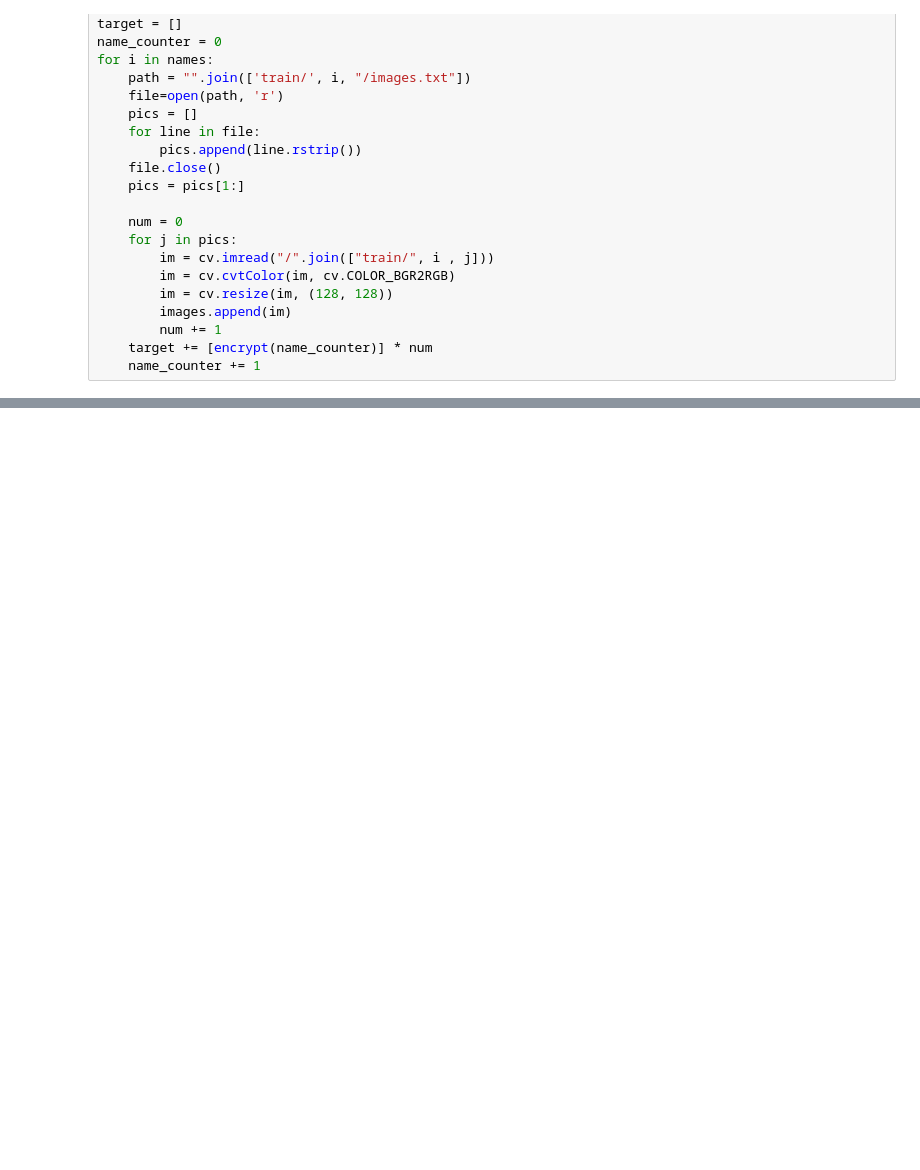
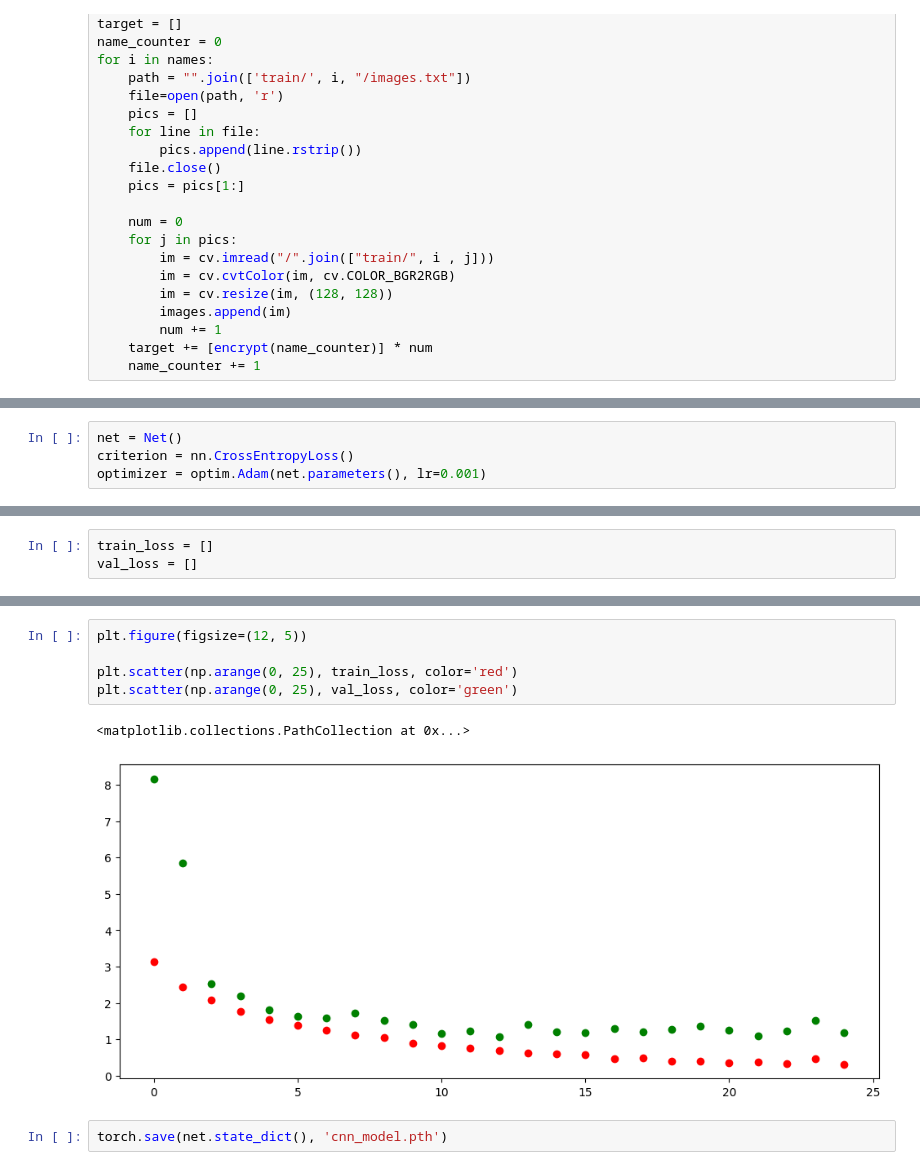
Before and after one commit to bazarovta/simpsons, a Jupyter notebook: main.ipynb, the cells around one changed output, grey strips where cells are left out. Saved outputs shown, nothing was run; the diff lists cells and outputs as text; blank space fills up the shorter version.

Commit message:
final model

```diff
--- a/main.ipynb
+++ b/main.ipynb
@@ -102,0 +219,4 @@ Text(0.5, 1.0, 'lisa_simpson')
+# %%
+net = Net()
+criterion = nn.CrossEntropyLoss()
+optimizer = optim.Adam(net.parameters(), lr=0.001)
@@ -102,0 +230,3 @@ Text(0.5, 1.0, 'lisa_simpson')
+# %%
+train_loss = []
+val_loss = []
@@ -102,0 +283,10 @@ Text(0.5, 1.0, 'lisa_simpson')
+# %%
+plt.figure(figsize=(12, 5))
+
+plt.scatter(np.arange(0, 25), train_loss, color='red')
+plt.scatter(np.arange(0, 25), val_loss, color='green')
+# %% [output]
+<matplotlib.collections.PathCollection at 0x...>
+[figure, added]
+# %%
+torch.save(net.state_dict(), 'cnn_model.pth')
```
Also changed, not shown: parts of 28 cells of this notebook.
